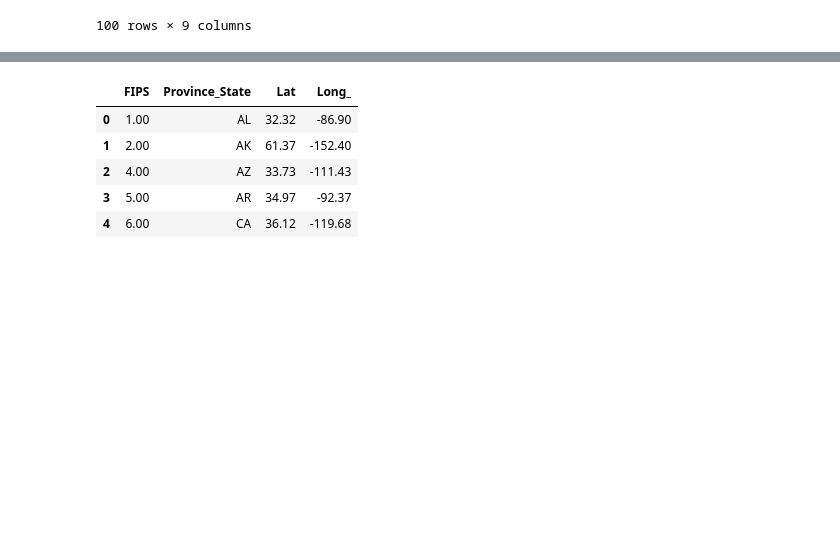
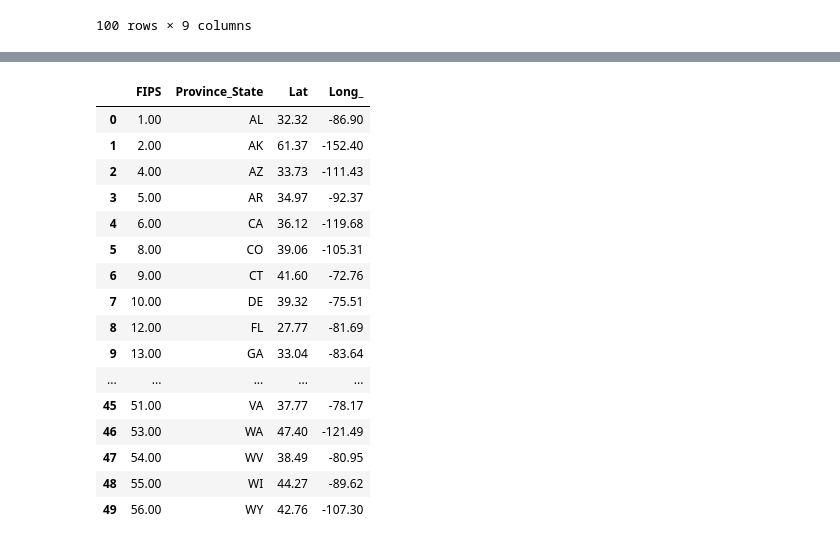
Before and after one commit to JacksonCown/webscrape-covid, a Jupyter notebook: soup.ipynb, the cells around one changed output, grey strips where cells are left out. Cells and saved outputs as stored; diff of their text form; code cells hidden in the pictures; blank space fills up the shorter version.

Commit message:
Add location.csv

```diff
--- a/soup.ipynb
+++ b/soup.ipynb
@@ -272,14 +322,26 @@ vaccine.describe()
 def uid_to_fips(df):
 
     return df
-# %%
-location = testView[["FIPS", "Province_State", "Lat", "Long_"]]
-location.to_csv("data/location.csv", index=False)
-location.head()
-# %% [output]
-|  | FIPS | Province_State | Lat | Long_ |
-| 0 | 1.00 | AL | 32.32 | -86.90 |
-| 1 | 2.00 | AK | 61.37 | -152.40 |
-| 2 | 4.00 | AZ | 33.73 | -111.43 |
-| 3 | 5.00 | AR | 34.97 | -92.37 |
-| 4 | 6.00 | CA | 36.12 | -119.68 |
+# %%
+location = testView[["FIPS", "Province_State", "Lat", "Long_"]]
+location = location.iloc[0:50]
+location.to_csv("data/location.csv", index=False)
+location.head(55)
+# %% [output]
+|  | FIPS | Province_State | Lat | Long_ |
+| 0 | 1.00 | AL | 32.32 | -86.90 |
+| 1 | 2.00 | AK | 61.37 | -152.40 |
+| 2 | 4.00 | AZ | 33.73 | -111.43 |
+| 3 | 5.00 | AR | 34.97 | -92.37 |
+| 4 | 6.00 | CA | 36.12 | -119.68 |
+| 5 | 8.00 | CO | 39.06 | -105.31 |
+| 6 | 9.00 | CT | 41.60 | -72.76 |
+| 7 | 10.00 | DE | 39.32 | -75.51 |
+| 8 | 12.00 | FL | 27.77 | -81.69 |
+| 9 | 13.00 | GA | 33.04 | -83.64 |
+| ... | ... | ... | ... | ... |
+| 45 | 51.00 | VA | 37.77 | -78.17 |
+| 46 | 53.00 | WA | 47.40 | -121.49 |
+| 47 | 54.00 | WV | 38.49 | -80.95 |
+| 48 | 55.00 | WI | 44.27 | -89.62 |
+| 49 | 56.00 | WY | 42.76 | -107.30 |
```
Also changed, not shown: parts of 5 cells of this notebook, 1 other file.
